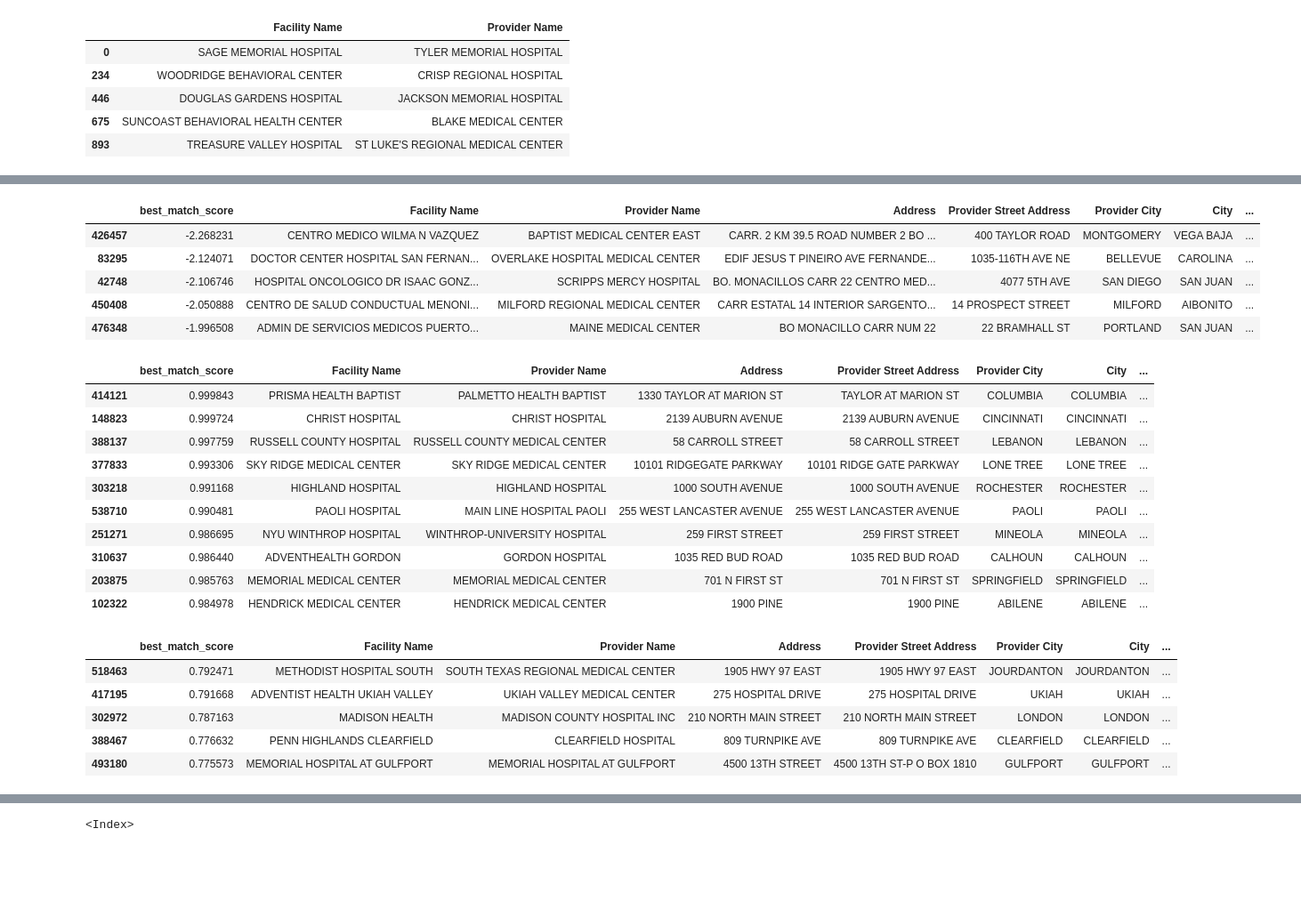
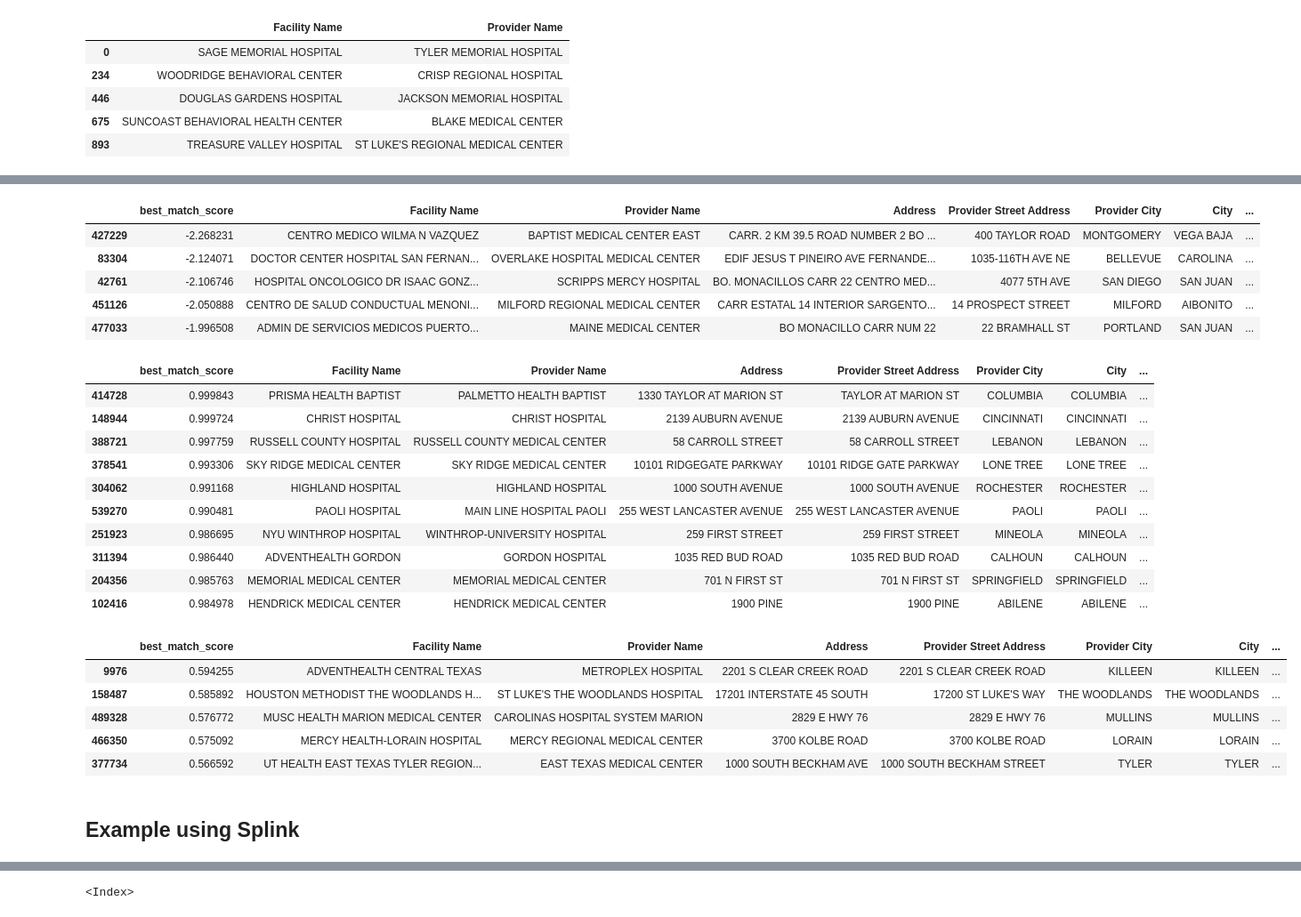
Before and after one commit to sarahj0/CSC3831-2022-23, a Jupyter notebook: LINKAGE/Record-Linking-Fuzzy-Matching-modified.ipynb, the cells around one changed output, grey strips where cells are left out. Shown at 89% size. Drawn from its saved outputs; the diff is of its cells as text; code cells hidden in the pictures; blank space fills up the shorter version.

Commit message:
minor changes to RL notebook, adding splink

```diff
--- a/LINKAGE/Record-Linking-Fuzzy-Matching-modified.ipynb
+++ b/LINKAGE/Record-Linking-Fuzzy-Matching-modified.ipynb
@@ -202,10 +226,7 @@ merged[cond1 & cond2][['Facility Name', 'Provider Name']].sort_values(by='Facili
 left_on = ["Facility Name", "Address", "City", "State"]
 
 # Columns to match on from df_right
-right_on = [
-    "Provider Name", "Provider Street Address", "Provider City",
-    "Provider State"
-]
+right_on = [    "Provider Name",  "Provider Street Address", "Provider City",    "Provider State"]
 # %%
 ## try link_table first
 linked = fuzzymatcher.link_table(hospital_accounts,
@@ -279,34 +304,36 @@ matched_results[cols].sort_values(by=['best_match_score'],
                                   ascending=True).head(5)
 # %% [output]
 |  | best_match_score | Facility Name | Provider Name | Address | Provider Street Address | Provider City | City | ... |
-| 426457 | -2.268231 | CENTRO MEDICO WILMA N VAZQUEZ | BAPTIST MEDICAL CENTER EAST | CARR. 2 KM 39.5 ROAD NUMBER 2 BO ... | 400 TAYLOR ROAD | MONTGOMERY | VEGA BAJA | ... |
-| 83295 | -2.124071 | DOCTOR CENTER HOSPITAL SAN FERNAN... | OVERLAKE HOSPITAL MEDICAL CENTER | EDIF JESUS T PINEIRO AVE FERNANDE... | 1035-116TH AVE NE | BELLEVUE | CAROLINA | ... |
-| 42748 | -2.106746 | HOSPITAL ONCOLOGICO DR ISAAC GONZ... | SCRIPPS MERCY HOSPITAL | BO. MONACILLOS CARR 22 CENTRO MED... | 4077 5TH AVE | SAN DIEGO | SAN JUAN | ... |
-| 450408 | -2.050888 | CENTRO DE SALUD CONDUCTUAL MENONI... | MILFORD REGIONAL MEDICAL CENTER | CARR ESTATAL 14 INTERIOR SARGENTO... | 14 PROSPECT STREET | MILFORD | AIBONITO | ... |
-| 476348 | -1.996508 | ADMIN DE SERVICIOS MEDICOS PUERTO... | MAINE MEDICAL CENTER | BO MONACILLO CARR NUM 22 | 22 BRAMHALL ST | PORTLAND | SAN JUAN | ... |
+| 427229 | -2.268231 | CENTRO MEDICO WILMA N VAZQUEZ | BAPTIST MEDICAL CENTER EAST | CARR. 2 KM 39.5 ROAD NUMBER 2 BO ... | 400 TAYLOR ROAD | MONTGOMERY | VEGA BAJA | ... |
+| 83304 | -2.124071 | DOCTOR CENTER HOSPITAL SAN FERNAN... | OVERLAKE HOSPITAL MEDICAL CENTER | EDIF JESUS T PINEIRO AVE FERNANDE... | 1035-116TH AVE NE | BELLEVUE | CAROLINA | ... |
+| 42761 | -2.106746 | HOSPITAL ONCOLOGICO DR ISAAC GONZ... | SCRIPPS MERCY HOSPITAL | BO. MONACILLOS CARR 22 CENTRO MED... | 4077 5TH AVE | SAN DIEGO | SAN JUAN | ... |
+| 451126 | -2.050888 | CENTRO DE SALUD CONDUCTUAL MENONI... | MILFORD REGIONAL MEDICAL CENTER | CARR ESTATAL 14 INTERIOR SARGENTO... | 14 PROSPECT STREET | MILFORD | AIBONITO | ... |
+| 477033 | -1.996508 | ADMIN DE SERVICIOS MEDICOS PUERTO... | MAINE MEDICAL CENTER | BO MONACILLO CARR NUM 22 | 22 BRAMHALL ST | PORTLAND | SAN JUAN | ... |
 # %%
 # Look at the matches around 1
-matched_results[cols].query("best_match_score <= 1").sort_values(
+matched_results[cols].sort_values(
     by=['best_match_score'], ascending=False).head(10)
 # %% [output]
 |  | best_match_score | Facility Name | Provider Name | Address | Provider Street Address | Provider City | City | ... |
-| 414121 | 0.999843 | PRISMA HEALTH BAPTIST | PALMETTO HEALTH BAPTIST | 1330 TAYLOR AT MARION ST | TAYLOR AT MARION ST | COLUMBIA | COLUMBIA | ... |
-| 148823 | 0.999724 | CHRIST HOSPITAL | CHRIST HOSPITAL | 2139 AUBURN AVENUE | 2139 AUBURN AVENUE | CINCINNATI | CINCINNATI | ... |
-| 388137 | 0.997759 | RUSSELL COUNTY HOSPITAL | RUSSELL COUNTY MEDICAL CENTER | 58 CARROLL STREET | 58 CARROLL STREET | LEBANON | LEBANON | ... |
-| 377833 | 0.993306 | SKY RIDGE MEDICAL CENTER | SKY RIDGE MEDICAL CENTER | 10101 RIDGEGATE PARKWAY | 10101 RIDGE GATE PARKWAY | LONE TREE | LONE TREE | ... |
-| 303218 | 0.991168 | HIGHLAND HOSPITAL | HIGHLAND HOSPITAL | 1000 SOUTH AVENUE | 1000 SOUTH AVENUE | ROCHESTER | ROCHESTER | ... |
-| 538710 | 0.990481 | PAOLI HOSPITAL | MAIN LINE HOSPITAL PAOLI | 255 WEST LANCASTER AVENUE | 255 WEST LANCASTER AVENUE | PAOLI | PAOLI | ... |
-| 251271 | 0.986695 | NYU WINTHROP HOSPITAL | WINTHROP-UNIVERSITY HOSPITAL | 259 FIRST STREET | 259 FIRST STREET | MINEOLA | MINEOLA | ... |
-| 310637 | 0.986440 | ADVENTHEALTH GORDON | GORDON HOSPITAL | 1035 RED BUD ROAD | 1035 RED BUD ROAD | CALHOUN | CALHOUN | ... |
-| 203875 | 0.985763 | MEMORIAL MEDICAL CENTER | MEMORIAL MEDICAL CENTER | 701 N FIRST ST | 701 N FIRST ST | SPRINGFIELD | SPRINGFIELD | ... |
-| 102322 | 0.984978 | HENDRICK MEDICAL CENTER | HENDRICK MEDICAL CENTER | 1900 PINE | 1900 PINE | ABILENE | ABILENE | ... |
+| 414728 | 0.999843 | PRISMA HEALTH BAPTIST | PALMETTO HEALTH BAPTIST | 1330 TAYLOR AT MARION ST | TAYLOR AT MARION ST | COLUMBIA | COLUMBIA | ... |
+| 148944 | 0.999724 | CHRIST HOSPITAL | CHRIST HOSPITAL | 2139 AUBURN AVENUE | 2139 AUBURN AVENUE | CINCINNATI | CINCINNATI | ... |
+| 388721 | 0.997759 | RUSSELL COUNTY HOSPITAL | RUSSELL COUNTY MEDICAL CENTER | 58 CARROLL STREET | 58 CARROLL STREET | LEBANON | LEBANON | ... |
+| 378541 | 0.993306 | SKY RIDGE MEDICAL CENTER | SKY RIDGE MEDICAL CENTER | 10101 RIDGEGATE PARKWAY | 10101 RIDGE GATE PARKWAY | LONE TREE | LONE TREE | ... |
+| 304062 | 0.991168 | HIGHLAND HOSPITAL | HIGHLAND HOSPITAL | 1000 SOUTH AVENUE | 1000 SOUTH AVENUE | ROCHESTER | ROCHESTER | ... |
+| 539270 | 0.990481 | PAOLI HOSPITAL | MAIN LINE HOSPITAL PAOLI | 255 WEST LANCASTER AVENUE | 255 WEST LANCASTER AVENUE | PAOLI | PAOLI | ... |
+| 251923 | 0.986695 | NYU WINTHROP HOSPITAL | WINTHROP-UNIVERSITY HOSPITAL | 259 FIRST STREET | 259 FIRST STREET | MINEOLA | MINEOLA | ... |
+| 311394 | 0.986440 | ADVENTHEALTH GORDON | GORDON HOSPITAL | 1035 RED BUD ROAD | 1035 RED BUD ROAD | CALHOUN | CALHOUN | ... |
+| 204356 | 0.985763 | MEMORIAL MEDICAL CENTER | MEMORIAL MEDICAL CENTER | 701 N FIRST ST | 701 N FIRST ST | SPRINGFIELD | SPRINGFIELD | ... |
+| 102416 | 0.984978 | HENDRICK MEDICAL CENTER | HENDRICK MEDICAL CENTER | 1900 PINE | 1900 PINE | ABILENE | ABILENE | ... |
 # %%
-matched_results[cols].query("best_match_score <= .80").sort_values(
+matched_results[cols].query("best_match_score <= .6").sort_values(
     by=['best_match_score'], ascending=False).head(5)
 # %% [output]
 |  | best_match_score | Facility Name | Provider Name | Address | Provider Street Address | Provider City | City | ... |
-| 518463 | 0.792471 | METHODIST HOSPITAL SOUTH | SOUTH TEXAS REGIONAL MEDICAL CENTER | 1905 HWY 97 EAST | 1905 HWY 97 EAST | JOURDANTON | JOURDANTON | ... |
-| 417195 | 0.791668 | ADVENTIST HEALTH UKIAH VALLEY | UKIAH VALLEY MEDICAL CENTER | 275 HOSPITAL DRIVE | 275 HOSPITAL DRIVE | UKIAH | UKIAH | ... |
-| 302972 | 0.787163 | MADISON HEALTH | MADISON COUNTY HOSPITAL INC | 210 NORTH MAIN STREET | 210 NORTH MAIN STREET | LONDON | LONDON | ... |
-| 388467 | 0.776632 | PENN HIGHLANDS CLEARFIELD | CLEARFIELD HOSPITAL | 809 TURNPIKE AVE | 809 TURNPIKE AVE | CLEARFIELD | CLEARFIELD | ... |
-| 493180 | 0.775573 | MEMORIAL HOSPITAL AT GULFPORT | MEMORIAL HOSPITAL AT GULFPORT | 4500 13TH STREET | 4500 13TH ST-P O BOX 1810 | GULFPORT | GULFPORT | ... |
+| 9976 | 0.594255 | ADVENTHEALTH CENTRAL TEXAS | METROPLEX HOSPITAL | 2201 S CLEAR CREEK ROAD | 2201 S CLEAR CREEK ROAD | KILLEEN | KILLEEN | ... |
+| 158487 | 0.585892 | HOUSTON METHODIST THE WOODLANDS H... | ST LUKE'S THE WOODLANDS HOSPITAL | 17201 INTERSTATE 45 SOUTH | 17200 ST LUKE'S WAY | THE WOODLANDS | THE WOODLANDS | ... |
+| 489328 | 0.576772 | MUSC HEALTH MARION MEDICAL CENTER | CAROLINAS HOSPITAL SYSTEM MARION | 2829 E HWY 76 | 2829 E HWY 76 | MULLINS | MULLINS | ... |
+| 466350 | 0.575092 | MERCY HEALTH-LORAIN HOSPITAL | MERCY REGIONAL MEDICAL CENTER | 3700 KOLBE ROAD | 3700 KOLBE ROAD | LORAIN | LORAIN | ... |
+| 377734 | 0.566592 | UT HEALTH EAST TEXAS TYLER REGION... | EAST TEXAS MEDICAL CENTER | 1000 SOUTH BECKHAM AVE | 1000 SOUTH BECKHAM STREET | TYLER | TYLER | ... |
+# %% [markdown]
+## Example using Splink
```
Also changed, not shown: parts of 37 cells of this notebook.
